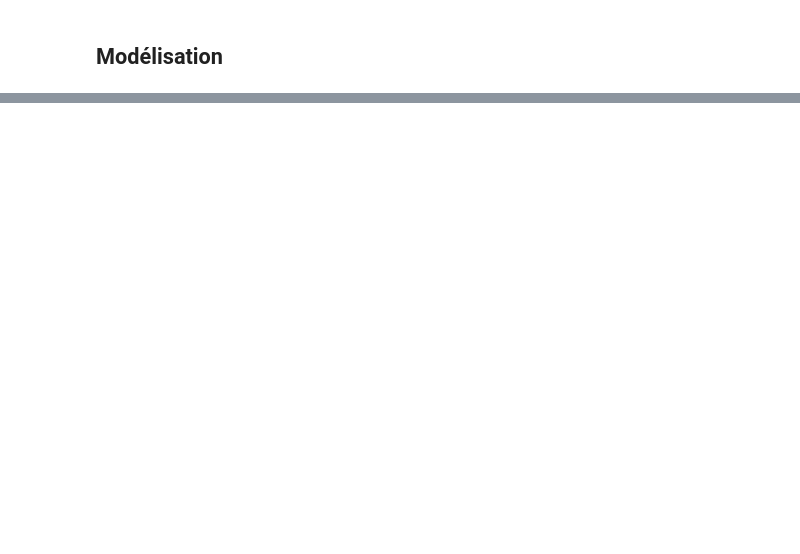
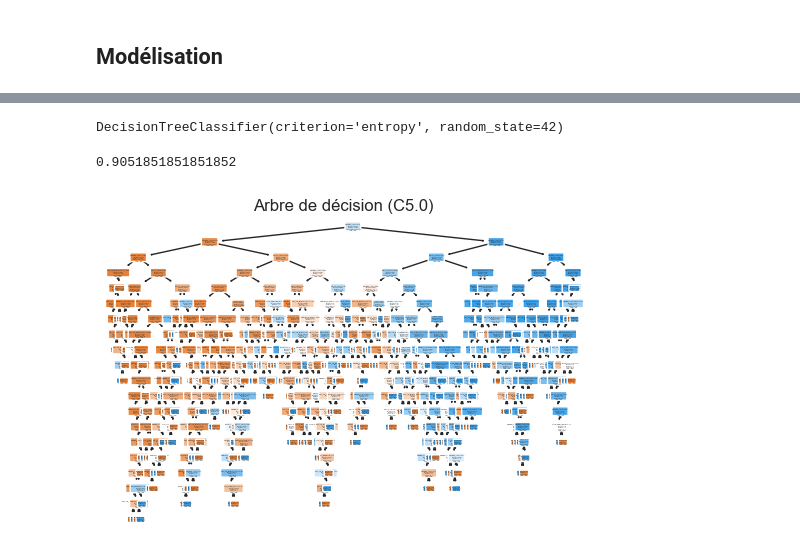
Before and after one commit to JWulfran/WorkFlexSurvey, a Jupyter notebook: WorkFlexSurvey.ipynb, the cells around one changed output, grey strips where cells are left out. Saved outputs shown, nothing was run; the diff lists cells and outputs as text; code cells hidden in the pictures; blank space fills up the shorter version.

Commit message:
Fin de la préparation de données, KNN, début arbre de décision

```diff
--- a/WorkFlexSurvey.ipynb
+++ b/WorkFlexSurvey.ipynb
@@ -406,0 +455,9 @@ Taille de l'ensemble de test: (1350, 17), (1350,)
+# %%
+KNN_distance_euclidean = KNeighborsClassifier(
+    n_neighbors=optimal_k,
+    weights='distance',
+    algorithm='auto',
+    metric='euclidean',
+)
+KNN_distance_euclidean.fit(X_train, y_train)
+print(f"Score de validation : {KNN_distance_euclidean.score(X_val, y_val)}")
@@ -406,0 +466,9 @@ Taille de l'ensemble de test: (1350, 17), (1350,)
+# %%
+KNN_uniform_minkowski = KNeighborsClassifier(
+    n_neighbors=optimal_k,
+    weights='uniform',
+    algorithm='auto',
+    metric='minkowski',
+)
+KNN_uniform_minkowski.fit(X_train, y_train)
+print(f"Score de validation : {KNN_uniform_minkowski.score(X_val, y_val)}")
@@ -406,0 +557,3 @@ Taille de l'ensemble de test: (1350, 17), (1350,)
+# %%
+CART = DecisionTreeClassifier(criterion='gini', random_state=42)
+CART.fit(X_train, y_train)
@@ -406,0 +572,15 @@ Taille de l'ensemble de test: (1350, 17), (1350,)
+# %%
+C5_0 = DecisionTreeClassifier(criterion='entropy',random_state=42)
+C5_0.fit(X_train, y_train)
+# %% [output]
+DecisionTreeClassifier(criterion='entropy', random_state=42)
+# %%
+C5_0.score(X_val, y_val)
+# %% [output]
+0.9051851851851852
+# %%
+plot_tree(C5_0, filled=True, feature_names=X_train.columns, class_names=['Non', 'Oui'], rounded=True)
+plt.title('Arbre de décision (C5.0)')
+plt.show()
+# %% [output]
+[figure, added]
```
Also changed, not shown: parts of 32 cells of this notebook, 1 other file.
